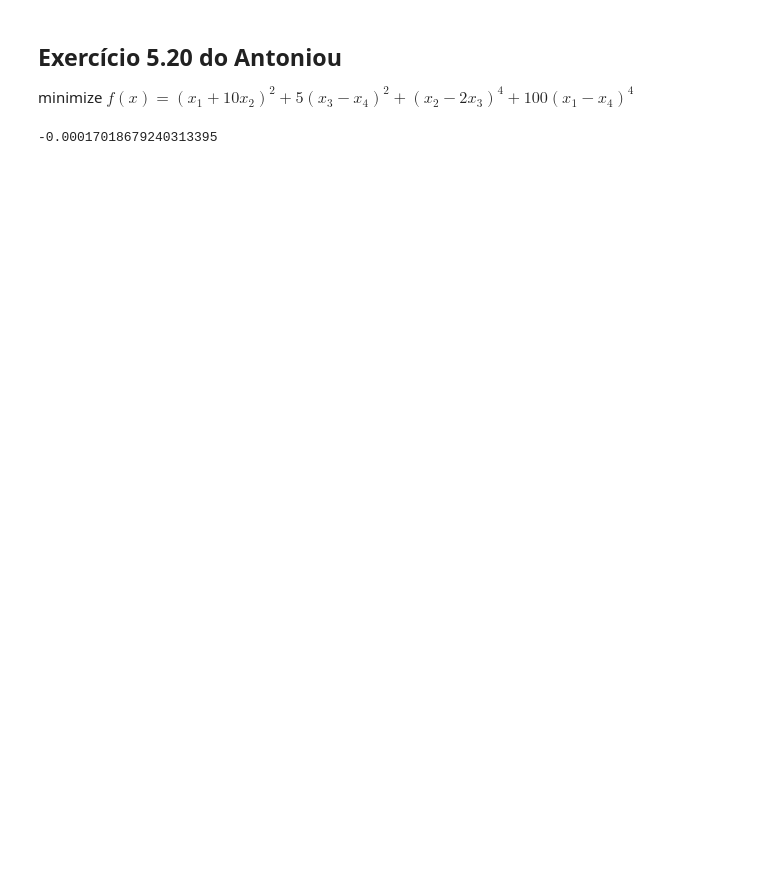
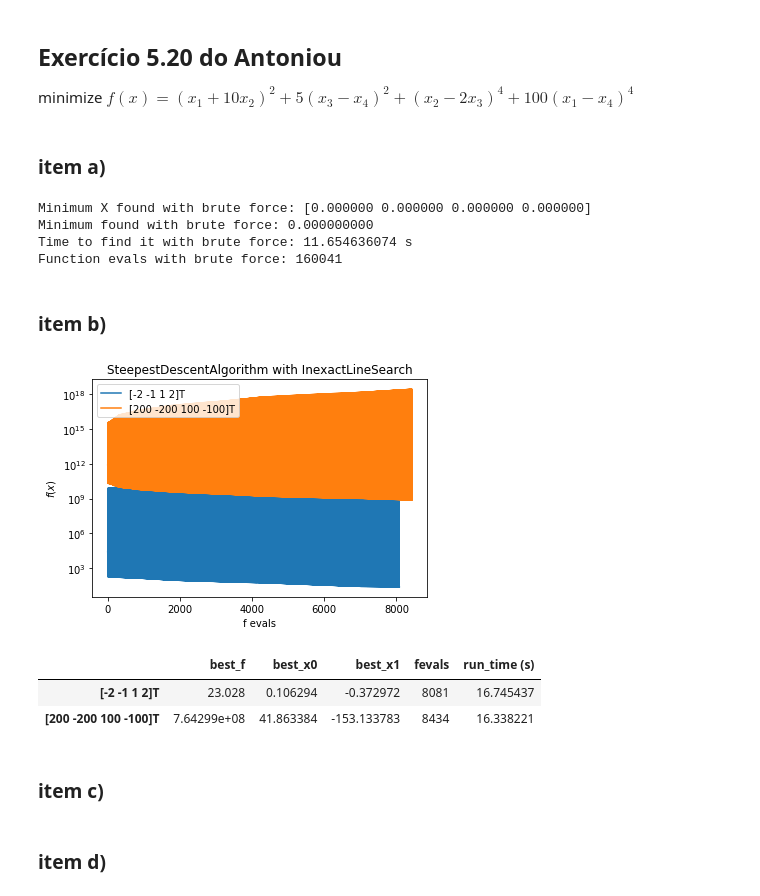
Before and after one commit to crucis/ConvexOptimization, a Jupyter notebook: Exercises/Lista2/Lista 2.ipynb, the cells around one changed output. Saved outputs shown, nothing was run; the diff lists cells and outputs as text; code cells hidden in the pictures; blank space fills up the shorter version.

Commit message:
Still has errors, must find it later.

```diff
--- a/Exercises/Lista2/Lista 2.ipynb
+++ b/Exercises/Lista2/Lista 2.ipynb
@@ -105,6 +106,8 @@ results_517_BLS[['best_f', 'best_x0','best_x1', 'fevals', 'run_time (s)']]
 # %% [markdown]
 ## Exercício 5.20 do Antoniou
 minimize $f(x) = (x_1 + 10x_2)^2 + 5(x_3-x_4)^2 + (x_2-2x_3)^4 + 100(x_1-x_4)^4$
+# %% [markdown]
+### item a)
 # %%
 f_x = functionObj(exercise520)
 start_time = time.process_time()
@@ -112,5 +115,25 @@ min_brute = optimize.brute(f_x, ((-200, 200), (-200, 200), (-200, 200), (-200, 2
 brute_time = time.process_time() - start_time
-# %%
-min_brute[0][0]
-# %% [output]
--0.00017018679240313395
+# %%
+print('Minimum X found with brute force: [%.6f %.6f %.6f %.6f]'%(f_x.best_x[0], f_x.best_x[1], f_x.best_x[2], f_x.best_x[3]))
+print('Minimum found with brute force: %.9f'%min_brute[0][0])
+print('Time to find it with brute force: %.9f s'%brute_time)
+print('Function evals with brute force: %d'%f_x.fevals)
+# %% [output]
+Minimum X found with brute force: [0.000000 0.000000 0.000000 0.000000]
+Minimum found with brute force: 0.000000000
+Time to find it with brute force: 11.654636074 s
+Function evals with brute force: 160041
+# %% [markdown]
+### item b)
+# %%
+results_520_SDA = run_exercise520(func=exercise520, opt=SteepestDescentAlgorithm, line_search=InexactLineSearch)
+# %% [output]
+[figure, added]
+# %%
+results_520_SDA[['best_f', 'best_x0','best_x1', 'fevals', 'run_time (s)']]
+# %% [output]
+|  | best_f | best_x0 | best_x1 | fevals | run_time (s) |
+| [-2 -1 1 2]T | 23.028 | 0.106294 | -0.372972 | 8081 | 16.745437 |
+| [200 -200 100 -100]T | 7.64299e+08 | 41.863384 | -153.133783 | 8434 | 16.338221 |
+# %% [markdown]
+### item c)
@@ -116,0 +144,2 @@ min_brute[0][0]
+# %% [markdown]
+### item d)
```
Also changed, not shown: parts of 15 cells of this notebook.
